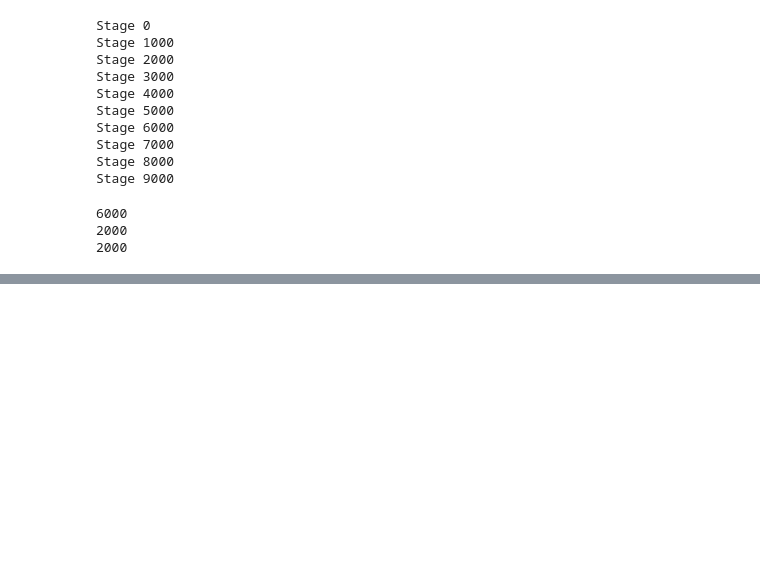
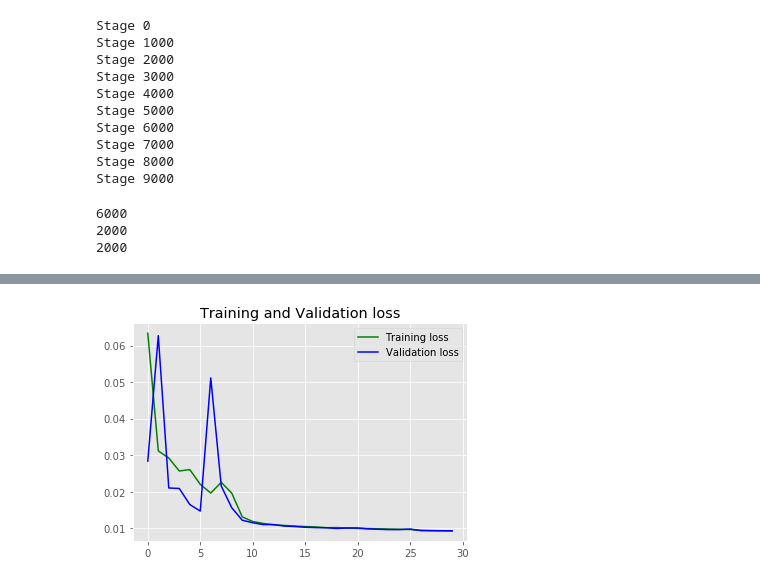
Before and after one commit to msarafzadeh/image-super-resolution, a Jupyter notebook: models/15_model_10_with_validation_set.ipynb, the cells around one changed output, grey strips where cells are left out. Drawn from its saved outputs; the diff is of its cells as text; code cells hidden in the pictures; blank space fills up the shorter version.

Commit message:
added model 15

```diff
--- a/models/15_model_10_with_validation_set.ipynb
+++ b/models/15_model_10_with_validation_set.ipynb
@@ -95,7 +97,7 @@ def load_images(path_in, path_out, test_size, valid_size):
                 y_test[testIdx] = image_out
                 testIdx+=1
 
-            elif (idx < validSize + validSize):
+            elif (idx < testSize + validSize):
                 #print("validIdx " + str(validIdx))
                 X_valid[validIdx] = image_in
                 y_valid[validIdx] = image_out
@@ -184,5 +207,12 @@ model.summary()
+# %%
+
+callbacks = [
+    EarlyStopping(patience=10, verbose=1),
+    ReduceLROnPlateau(factor=0.1, patience=3, min_lr=0.00001, verbose=1),
+    ModelCheckpoint('model_15.h5', verbose=1, save_best_only=True, save_weights_only=True)
+]
 # %%
 batch_size = 256
 epochs = 30
 
-trainHistory = model.fit(X_train, y_train, batch_size=batch_size,epochs=epochs,verbose=1,validation_data=(X_test, y_test))
+trainHistory = model.fit(X_train, y_train, batch_size=batch_size,epochs=epochs,verbose=1,validation_data=(X_valid, y_valid),callbacks=callbacks)
@@ -189,13 +237,15 @@ trainHistory = model.fit(X_train, y_train, batch_size=batch_size,epochs=epochs,v
 # %%
 loss = trainHistory.history['loss']
 val_loss = trainHistory.history['val_loss']
-epochsRange = range(epochs)
+epochsRange = range(len(trainHistory.history['loss']))
 plt.figure()
 plt.plot(epochsRange, loss, label='Training loss',color='g')
 plt.plot(epochsRange, val_loss, label='Validation loss',color='b')
 plt.title('Training and Validation loss')
 plt.legend()
 plt.show()
+# %% [output]
+[figure, added]
 # %%
 plt.plot(trainHistory.history['acc'])
 plt.plot(trainHistory.history['val_acc'])
```
Also changed, not shown: parts of 10 cells of this notebook, 1 other file.
